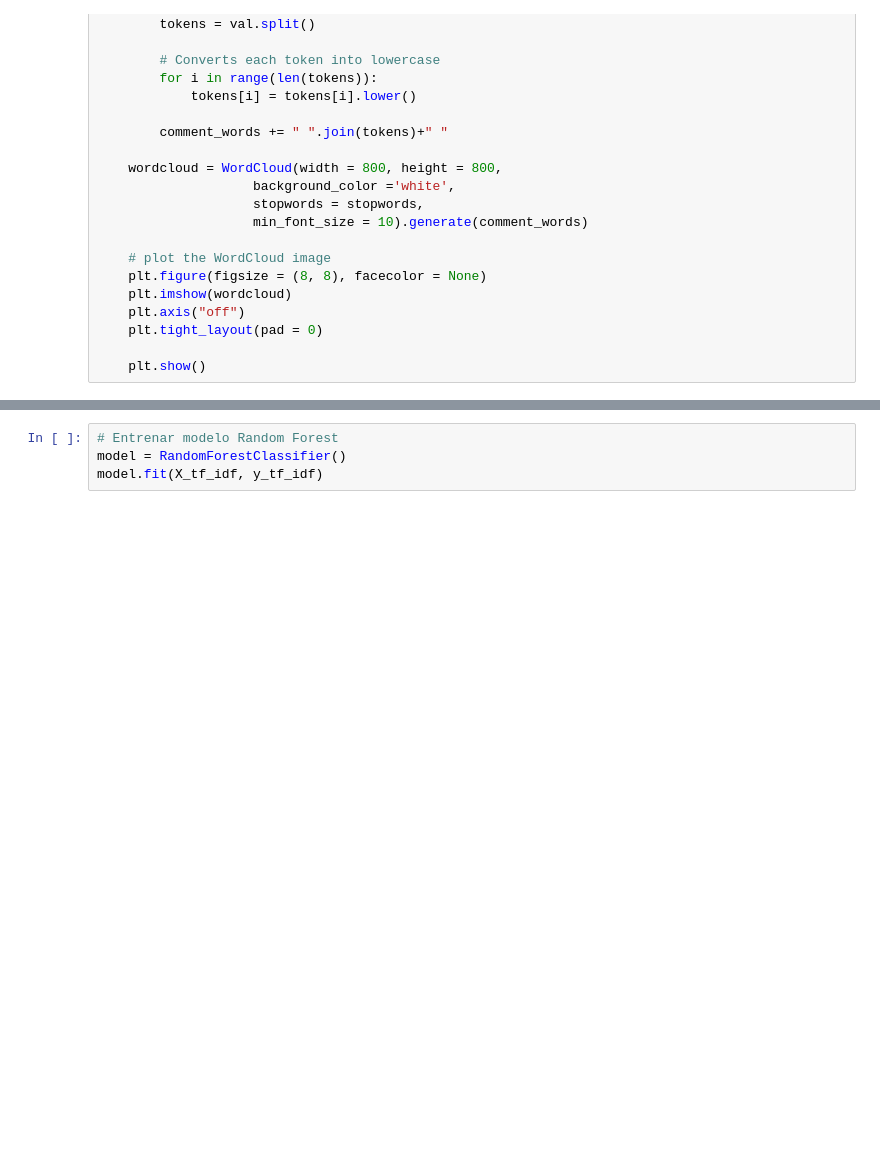
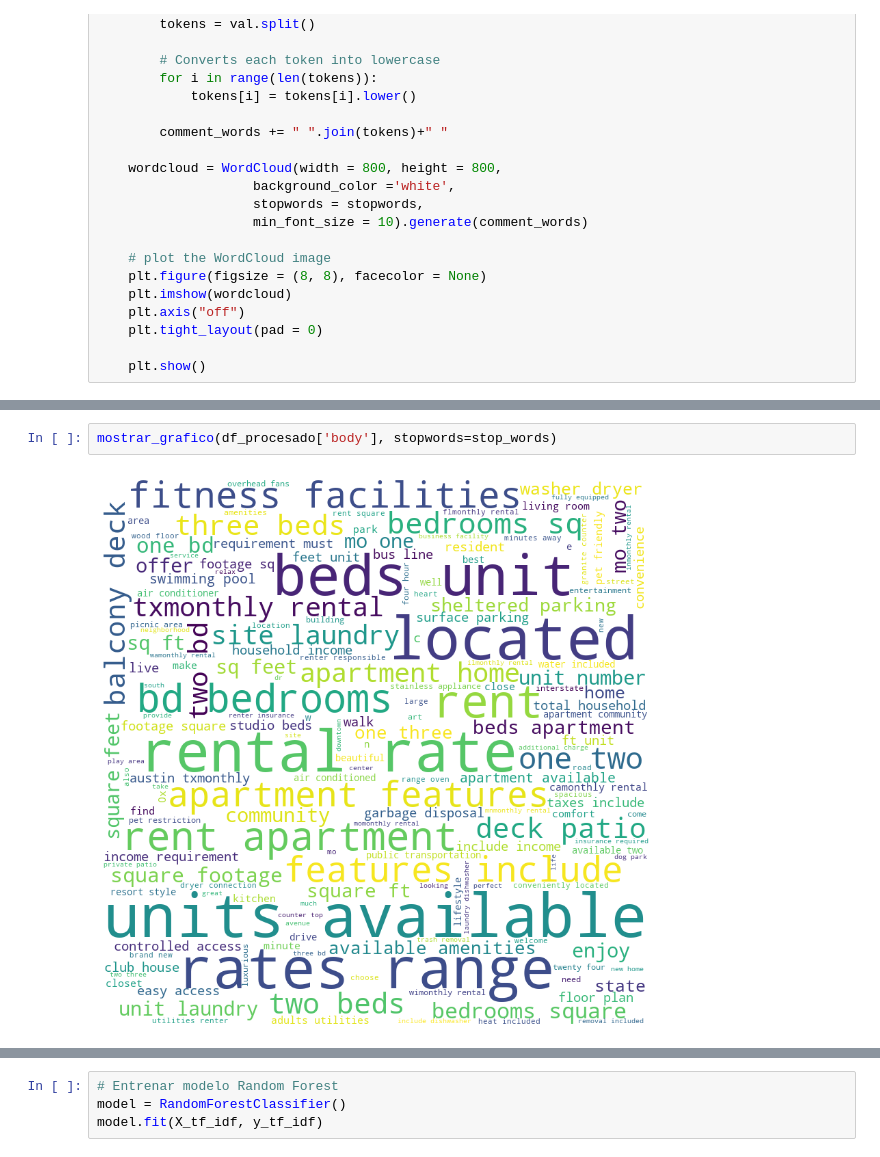
Before and after one commit to Analitica-2025-01/Proyecto-1, a Jupyter notebook: Limpieza de Datos/Limpieza.ipynb, the cells around one changed output, grey strips where cells are left out. Drawn from its saved outputs; the diff is of its cells as text; blank space fills up the shorter version.

```diff
--- a/Limpieza de Datos/Limpieza.ipynb
+++ b/Limpieza de Datos/Limpieza.ipynb
@@ -622,0 +645,4 @@ mostrar_grafico(df_procesado['Texto'], stopwords=stop_words)
+# %%
+mostrar_grafico(df_procesado['body'], stopwords=stop_words)
+# %% [output]
+[figure, added]
```
Also changed, not shown: parts of 8 cells of this notebook.
